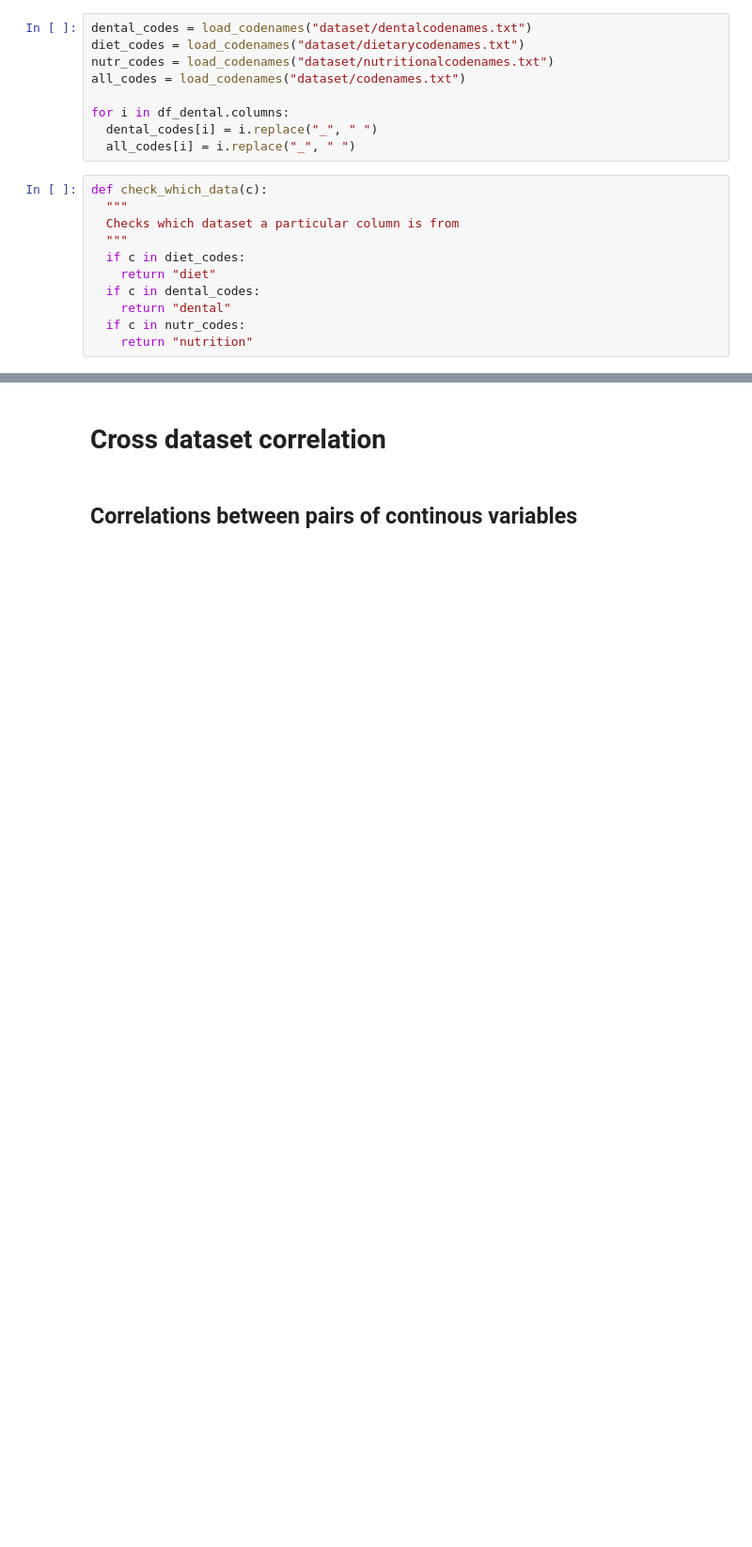
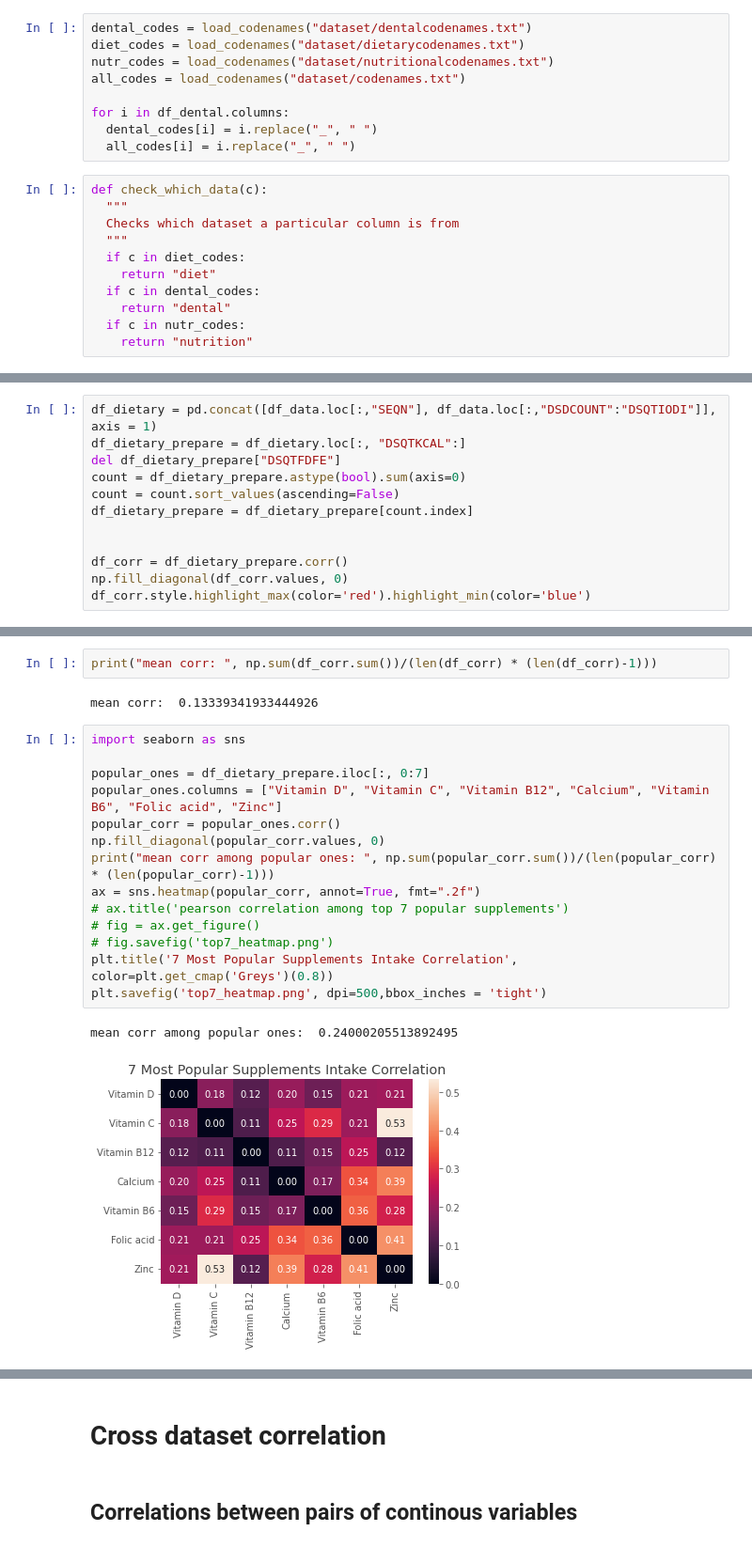
Before and after one commit to parthatom/dental_hygiene, a Jupyter notebook: Visualization.ipynb, the cells around one changed output, grey strips where cells are left out. Shown at 94% size. Cells and saved outputs as stored; diff of their text form; blank space fills up the shorter version.

Commit message:
dietary visualization added

```diff
--- a/Visualization.ipynb
+++ b/Visualization.ipynb
@@ -79,0 +83,12 @@ def check_which_data(c):
+# %%
+df_dietary = pd.concat([df_data.loc[:,"SEQN"], df_data.loc[:,"DSDCOUNT":"DSQTIODI"]], axis = 1)
+df_dietary_prepare = df_dietary.loc[:, "DSQTKCAL":]
+del df_dietary_prepare["DSQTFDFE"]
+count = df_dietary_prepare.astype(bool).sum(axis=0)
+count = count.sort_values(ascending=False)
+df_dietary_prepare = df_dietary_prepare[count.index]
+
+
+df_corr = df_dietary_prepare.corr()
+np.fill_diagonal(df_corr.values, 0)
+df_corr.style.highlight_max(color='red').highlight_min(color='blue')
@@ -79,0 +113,21 @@ def check_which_data(c):
+# %%
+print("mean corr: ", np.sum(df_corr.sum())/(len(df_corr) * (len(df_corr)-1)))
+# %% [output]
+mean corr:  0.13339341933444926
+# %%
+import seaborn as sns
+
+popular_ones = df_dietary_prepare.iloc[:, 0:7]
+popular_ones.columns = ["Vitamin D", "Vitamin C", "Vitamin B12", "Calcium", "Vitamin B6", "Folic acid", "Zinc"]
+popular_corr = popular_ones.corr()
+np.fill_diagonal(popular_corr.values, 0)
+print("mean corr among popular ones: ", np.sum(popular_corr.sum())/(len(popular_corr) * (len(popular_corr)-1)))
+ax = sns.heatmap(popular_corr, annot=True, fmt=".2f")
+# ax.title('pearson correlation among top 7 popular supplements')
+# fig = ax.get_figure()
+# fig.savefig('top7_heatmap.png')
+plt.title('7 Most Popular Supplements Intake Correlation', color=plt.get_cmap('Greys')(0.8))
+plt.savefig('top7_heatmap.png', dpi=500,bbox_inches = 'tight')
+# %% [output]
+mean corr among popular ones:  0.24000205513892495
+[figure, added]
```
Also changed, not shown: parts of 5 cells of this notebook.
